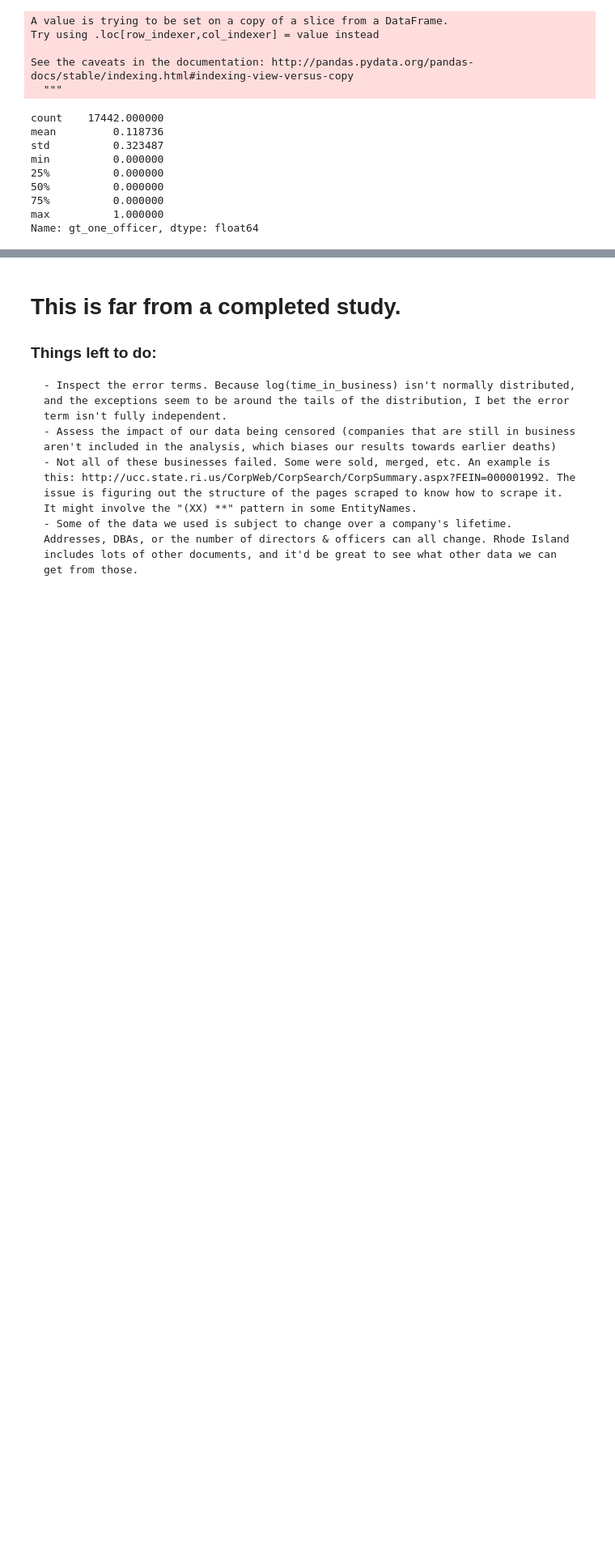
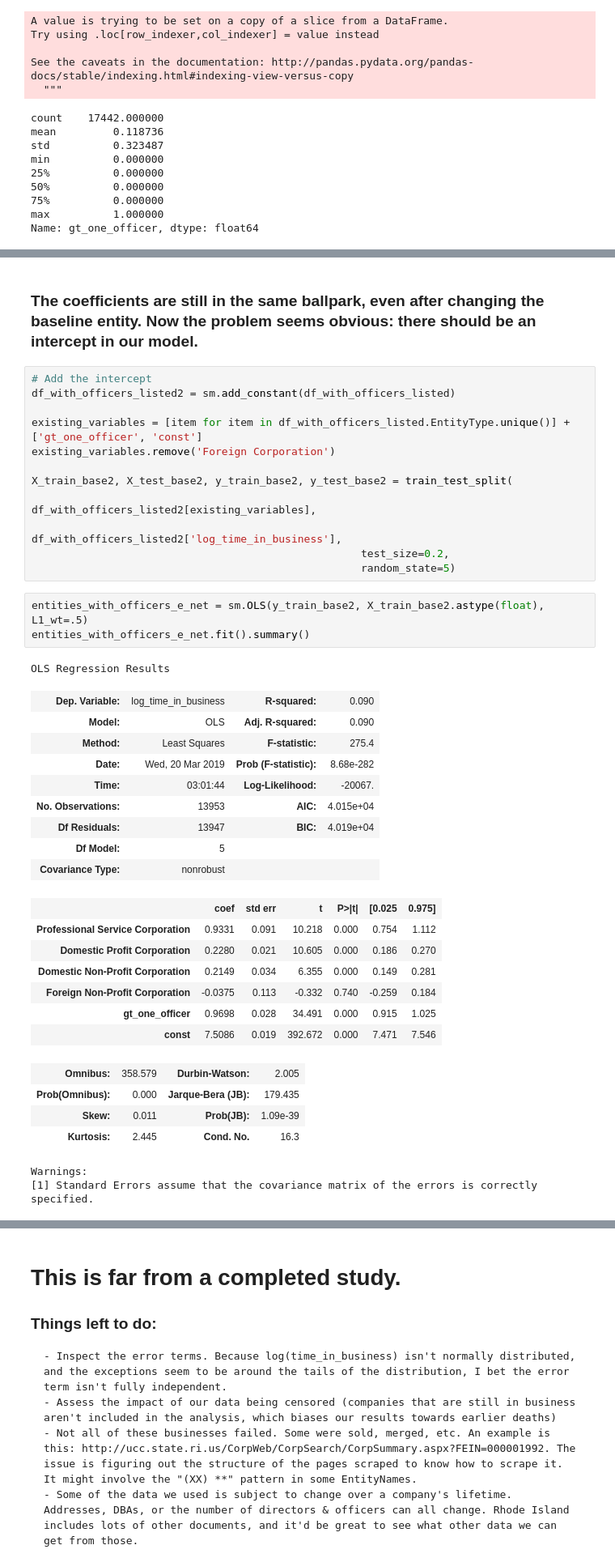
Before and after one commit to Yoyoyoyoyoyoyo/lifespan_of_companies, a Jupyter notebook: SOS_for_github.ipynb, the cells around one changed output, grey strips where cells are left out. Shown at 81% size. Saved outputs shown, nothing was run; the diff lists cells and outputs as text; blank space fills up the shorter version.

```diff
--- a/SOS_for_github.ipynb
+++ b/SOS_for_github.ipynb
@@ -1488,0 +1598,41 @@ adjusted_d_and_o.describe()
+# %% [markdown]
+### The coefficients are still in the same ballpark, even after changing the baseline entity. Now the problem seems obvious: there should be an intercept in our model.
+# %%
+# Add the intercept
+df_with_officers_listed2 = sm.add_constant(df_with_officers_listed)
+
+existing_variables = [item for item in df_with_officers_listed.EntityType.unique()] + ['gt_one_officer', 'const']
+existing_variables.remove('Foreign Corporation')
+
+X_train_base2, X_test_base2, y_train_base2, y_test_base2 = train_test_split(
+                                                    df_with_officers_listed2[existing_variables],
+                                                    df_with_officers_listed2['log_time_in_business'],
+                                                    test_size=0.2,
+                                                    random_state=5)
+# %%
+entities_with_officers_e_net = sm.OLS(y_train_base2, X_train_base2.astype(float), L1_wt=.5)
+entities_with_officers_e_net.fit().summary()
+# %% [output]
+OLS Regression Results
+| Dep. Variable: | log_time_in_business | R-squared: | 0.090 |
+| Model: | OLS | Adj. R-squared: | 0.090 |
+| Method: | Least Squares | F-statistic: | 275.4 |
+| Date: | Wed, 20 Mar 2019 | Prob (F-statistic): | 8.68e-282 |
+| Time: | 03:01:44 | Log-Likelihood: | -20067. |
+| No. Observations: | 13953 | AIC: | 4.015e+04 |
+| Df Residuals: | 13947 | BIC: | 4.019e+04 |
+| Df Model: | 5 |  |  |
+| Covariance Type: | nonrobust |  |  |
+|  | coef | std err | t | P>|t| | [0.025 | 0.975] |
+| Professional Service Corporation | 0.9331 | 0.091 | 10.218 | 0.000 | 0.754 | 1.112 |
+| Domestic Profit Corporation | 0.2280 | 0.021 | 10.605 | 0.000 | 0.186 | 0.270 |
+| Domestic Non-Profit Corporation | 0.2149 | 0.034 | 6.355 | 0.000 | 0.149 | 0.281 |
+| Foreign Non-Profit Corporation | -0.0375 | 0.113 | -0.332 | 0.740 | -0.259 | 0.184 |
+| gt_one_officer | 0.9698 | 0.028 | 34.491 | 0.000 | 0.915 | 1.025 |
+| const | 7.5086 | 0.019 | 392.672 | 0.000 | 7.471 | 7.546 |
+| Omnibus: | 358.579 | Durbin-Watson: | 2.005 |
+| Prob(Omnibus): | 0.000 | Jarque-Bera (JB): | 179.435 |
+| Skew: | 0.011 | Prob(JB): | 1.09e-39 |
+| Kurtosis: | 2.445 | Cond. No. | 16.3 |
+Warnings:
+[1] Standard Errors assume that the covariance matrix of the errors is correctly specified.
```
Also changed, not shown: parts of 15 cells of this notebook.
